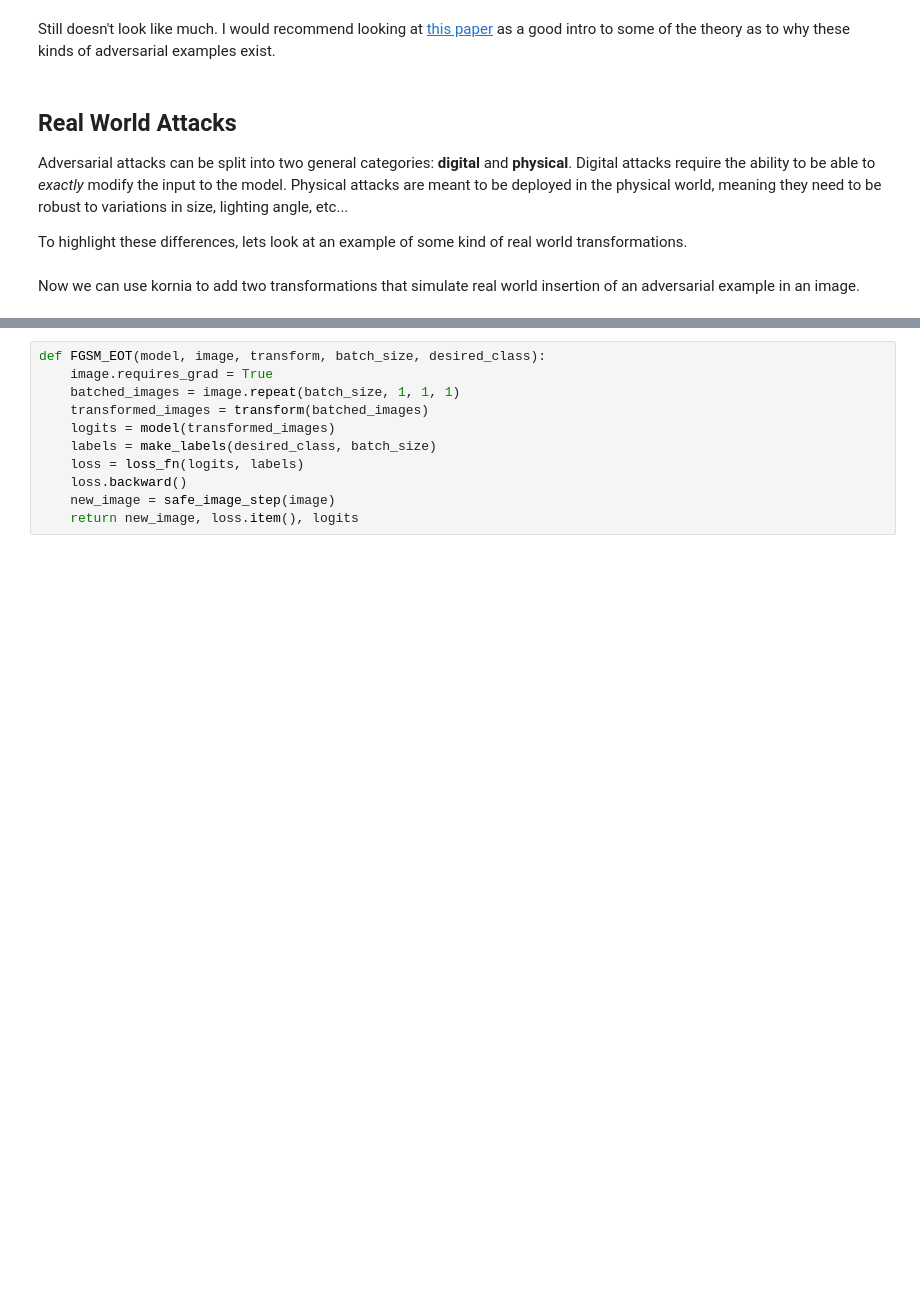
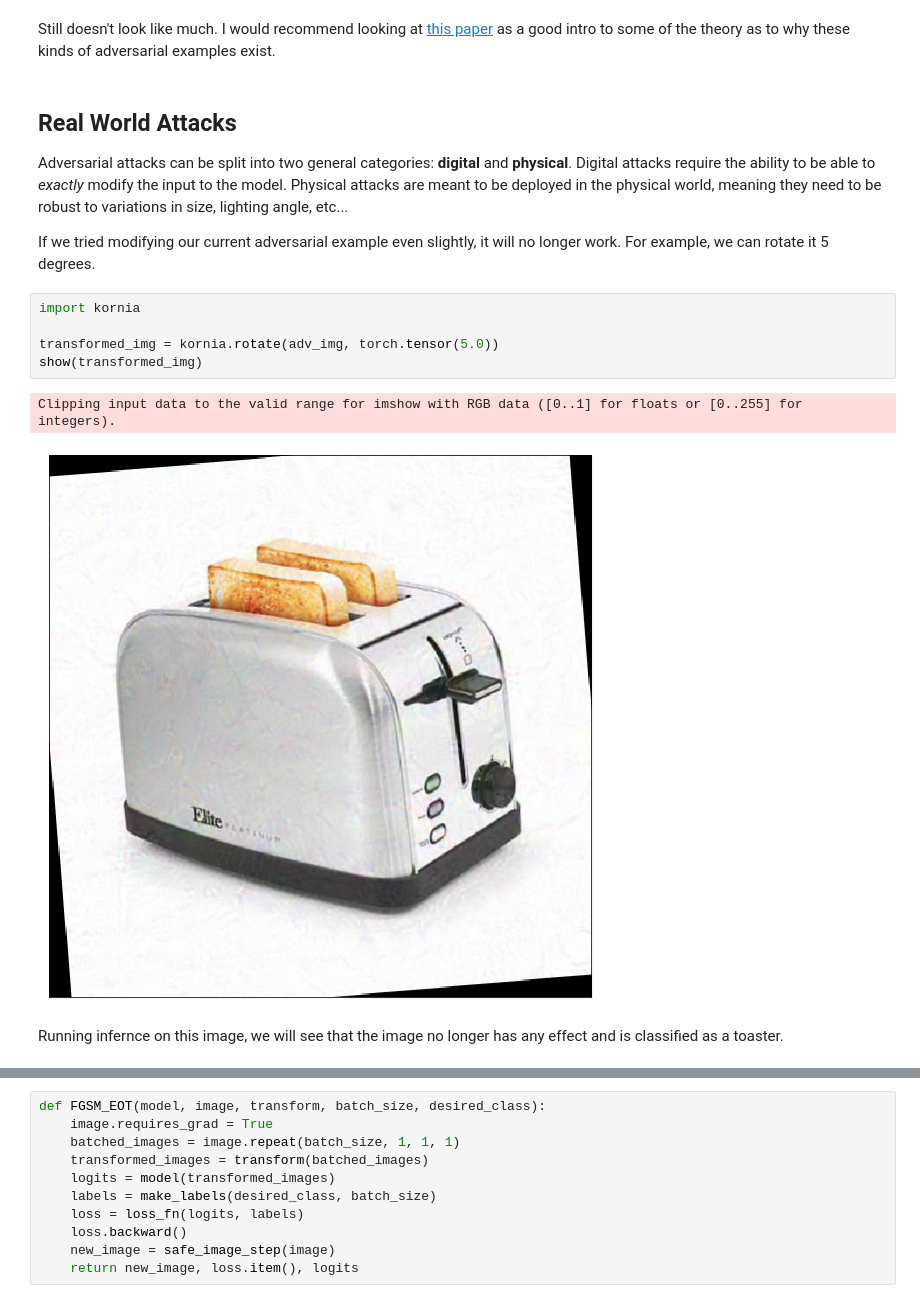
Before and after one commit to deokdecef44cnsnddos9ndam/ml-security, a Jupyter notebook: AdversarialIntro.ipynb, the cells around one changed output, grey strips where cells are left out. Saved outputs shown, nothing was run; the diff lists cells and outputs as text; blank space fills up the shorter version.

```diff
--- a/AdversarialIntro.ipynb
+++ b/AdversarialIntro.ipynb
@@ -400,6 +400,14 @@ Still doesn't look like much. I would recommend looking at [this paper](https://
 
 Adversarial attacks can be split into two general categories: **digital** and **physical**. Digital attacks require the ability to be able to _exactly_ modify the input to the model. Physical attacks are meant to be deployed in the physical world, meaning they need to be robust to variations in size, lighting angle, etc...
 
-To highlight these differences, lets look at an example of some kind of real world transformations.
+If we tried modifying our current adversarial example even slightly, it will no longer work. For example, we can rotate it 5 degrees.
-# %% [markdown]
-Now we can use kornia to add two transformations that simulate real world insertion of an adversarial example in an image.
+# %%
+import kornia
+
+transformed_img = kornia.rotate(adv_img, torch.tensor(5.0))
+show(transformed_img)
+# %% [output]
+Clipping input data to the valid range for imshow with RGB data ([0..1] for floats or [0..255] for integers).
+[figure, added]
+# %% [markdown]
+Running infernce on this image, we will see that the image no longer has any effect and is classified as a toaster.
```
Also changed, not shown: parts of 33 cells of this notebook.
